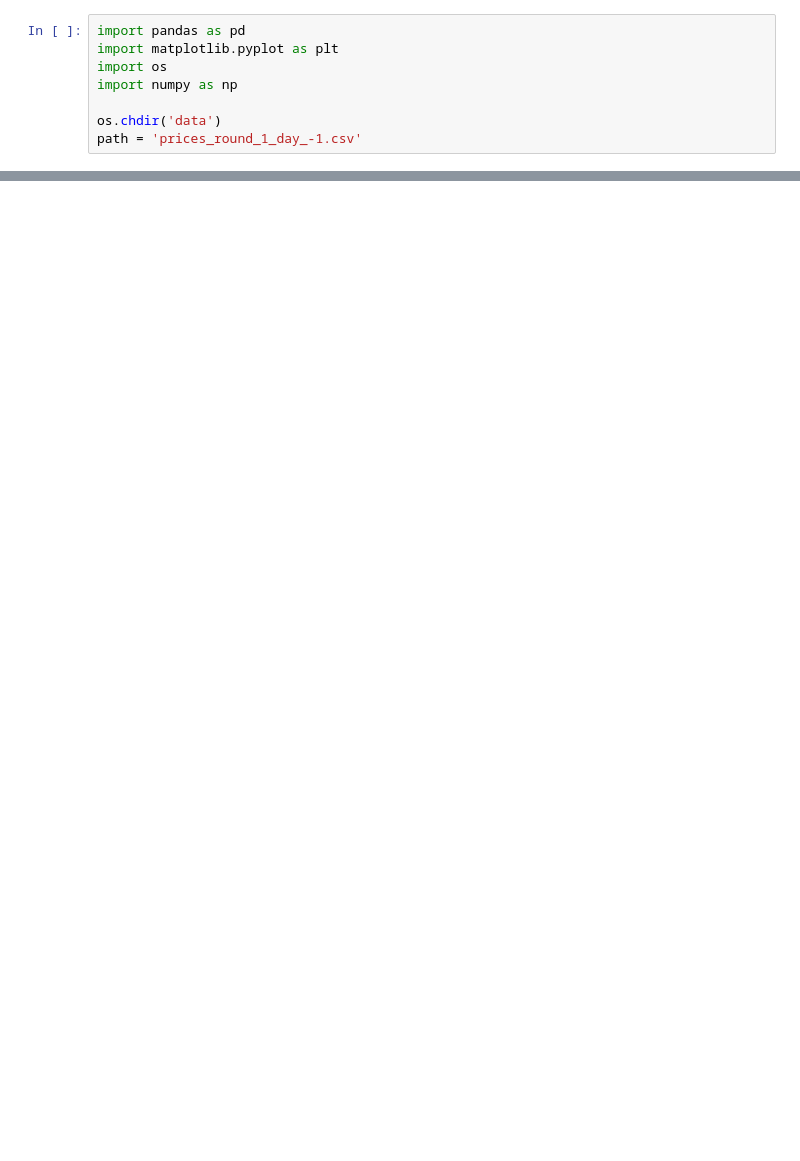
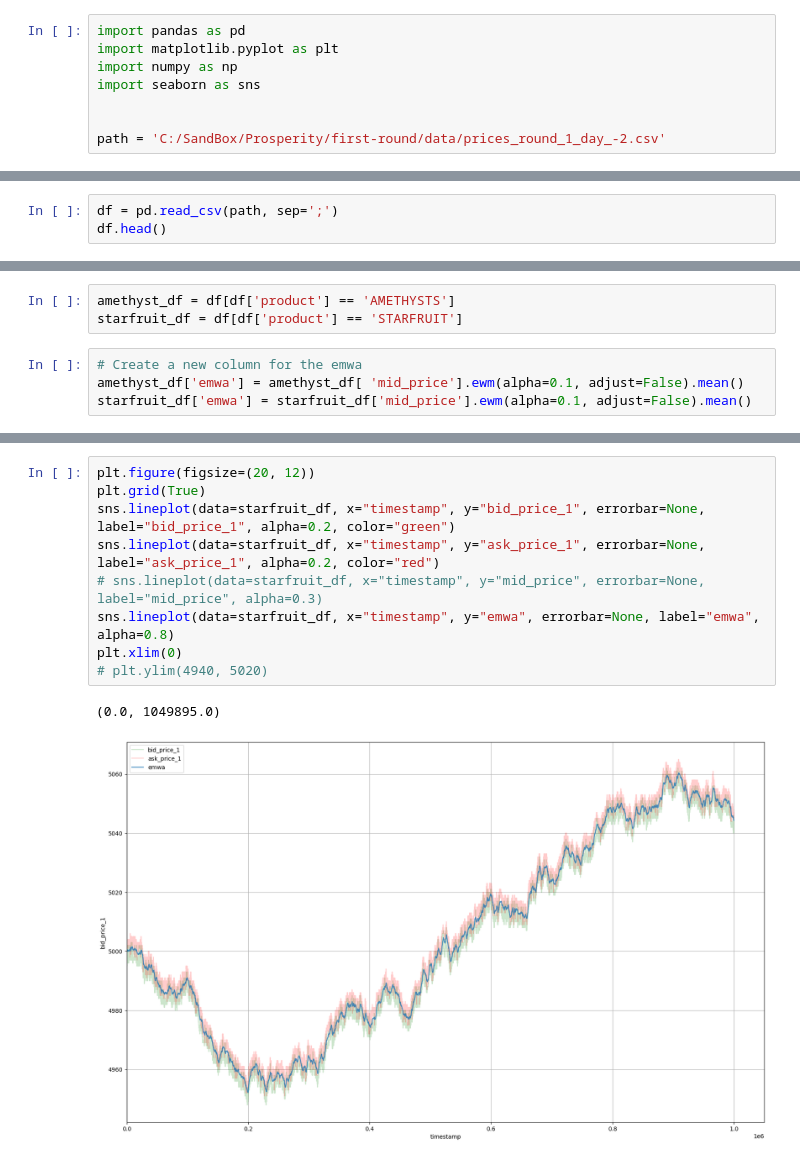
Before and after one commit to dakshox/Prosperity, a Jupyter notebook: first-round/daksh-work/analysis.ipynb, the cells around one changed output, grey strips where cells are left out. Cells and saved outputs as stored; diff of their text form; blank space fills up the shorter version.

```diff
--- a/first-round/daksh-work/analysis.ipynb
+++ b/first-round/daksh-work/analysis.ipynb
@@ -1,8 +1,8 @@
 # %%
 import pandas as pd
 import matplotlib.pyplot as plt
-import os
 import numpy as np
+import seaborn as sns
 
-os.chdir('data')
-path = 'prices_round_1_day_-1.csv'
+
+path = 'C:/SandBox/Prosperity/first-round/data/prices_round_1_day_-2.csv'
@@ -10,0 +9,3 @@ FileNotFoundError: [WinError 2] The system cannot find the file specified: 'data
+# %%
+df = pd.read_csv(path, sep=';')
+df.head()
@@ -10,0 +19,7 @@ FileNotFoundError: [WinError 2] The system cannot find the file specified: 'data
+# %%
+amethyst_df = df[df['product'] == 'AMETHYSTS']
+starfruit_df = df[df['product'] == 'STARFRUIT']
+# %%
+# Create a new column for the emwa
+amethyst_df['emwa'] = amethyst_df[ 'mid_price'].ewm(alpha=0.1, adjust=False).mean()
+starfruit_df['emwa'] = starfruit_df['mid_price'].ewm(alpha=0.1, adjust=False).mean()
@@ -10,0 +37,12 @@ FileNotFoundError: [WinError 2] The system cannot find the file specified: 'data
+# %%
+plt.figure(figsize=(20, 12))
+plt.grid(True)
+sns.lineplot(data=starfruit_df, x="timestamp", y="bid_price_1", errorbar=None, label="bid_price_1", alpha=0.2, color="green")
+sns.lineplot(data=starfruit_df, x="timestamp", y="ask_price_1", errorbar=None, label="ask_price_1", alpha=0.2, color="red")
+# sns.lineplot(data=starfruit_df, x="timestamp", y="mid_price", errorbar=None, label="mid_price", alpha=0.3)
+sns.lineplot(data=starfruit_df, x="timestamp", y="emwa", errorbar=None, label="emwa", alpha=0.8)
+plt.xlim(0)
+# plt.ylim(4940, 5020)
+# %% [output]
+(0.0, 1049895.0)
+[figure, added]
```
Also changed, not shown: parts of 3 cells of this notebook, 2 other files.
